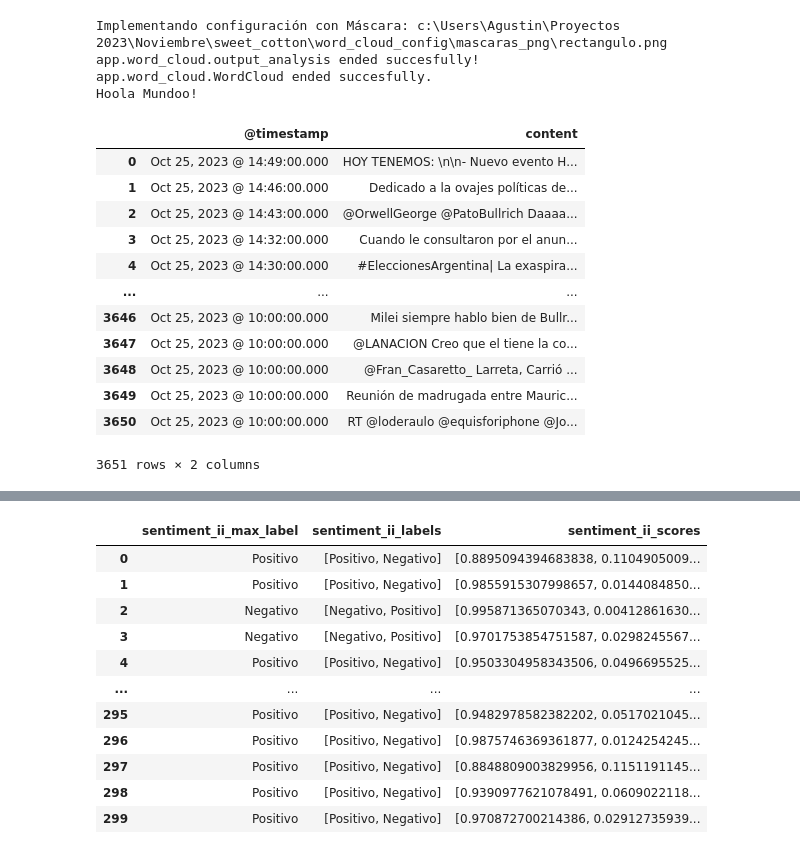
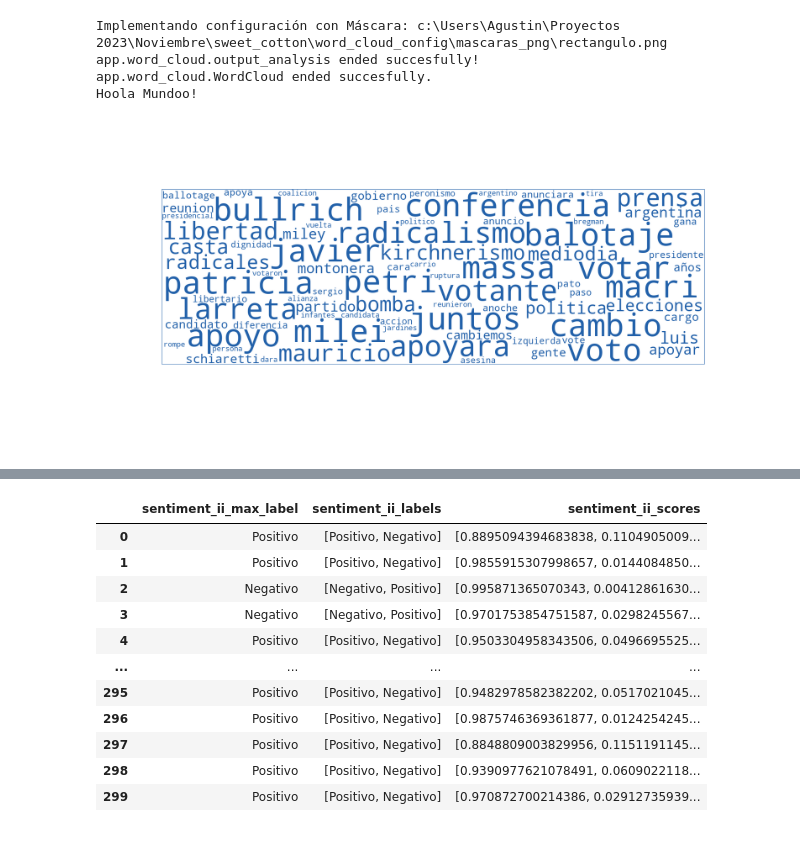
Before and after one commit to jackonedev/sweet_cotton, a Jupyter notebook: Merlin.ipynb, the cells around one changed output, grey strips where cells are left out. Drawn from its saved outputs; the diff is of its cells as text; code cells hidden in the pictures.

```diff
--- a/Merlin.ipynb
+++ b/Merlin.ipynb
@@ -85,23 +85,13 @@ Implementando configuración con Máscara: c:\Users\Agustin\Proyectos 2023\Novie
 app.word_cloud.output_analysis ended succesfully!
 app.word_cloud.WordCloud ended succesfully.
 Hoola Mundoo!
-# %%
-# primera corrida
-df
-# %% [output]
-|  | @timestamp | content |
-| 0 | Oct 25, 2023 @ 14:49:00.000 | HOY TENEMOS: \n\n- Nuevo evento H... |
-| 1 | Oct 25, 2023 @ 14:46:00.000 | Dedicado a la ovajes políticas de... |
-| 2 | Oct 25, 2023 @ 14:43:00.000 | @OrwellGeorge @PatoBullrich Daaaa... |
-| 3 | Oct 25, 2023 @ 14:32:00.000 | Cuando le consultaron por el anun... |
-| 4 | Oct 25, 2023 @ 14:30:00.000 | #EleccionesArgentina| La exaspira... |
-| ... | ... | ... |
-| 3646 | Oct 25, 2023 @ 10:00:00.000 | Milei siempre hablo bien de Bullr... |
-| 3647 | Oct 25, 2023 @ 10:00:00.000 | @LANACION Creo que el tiene la co... |
-| 3648 | Oct 25, 2023 @ 10:00:00.000 | @Fran_Casaretto_ Larreta, Carrió ... |
-| 3649 | Oct 25, 2023 @ 10:00:00.000 | Reunión de madrugada entre Mauric... |
-| 3650 | Oct 25, 2023 @ 10:00:00.000 | RT @loderaulo @equisforiphone @Jo... |
-3651 rows × 2 columns
+# %%
+# primera corrida
+len(wc_storage)
+len(wc_storage[0])
+wc_storage[0][0].to_image()
+# %% [output]
+[figure, added]
 # %%
 result[0]
 # %% [output]
```
Also changed, not shown: 1 other file.
